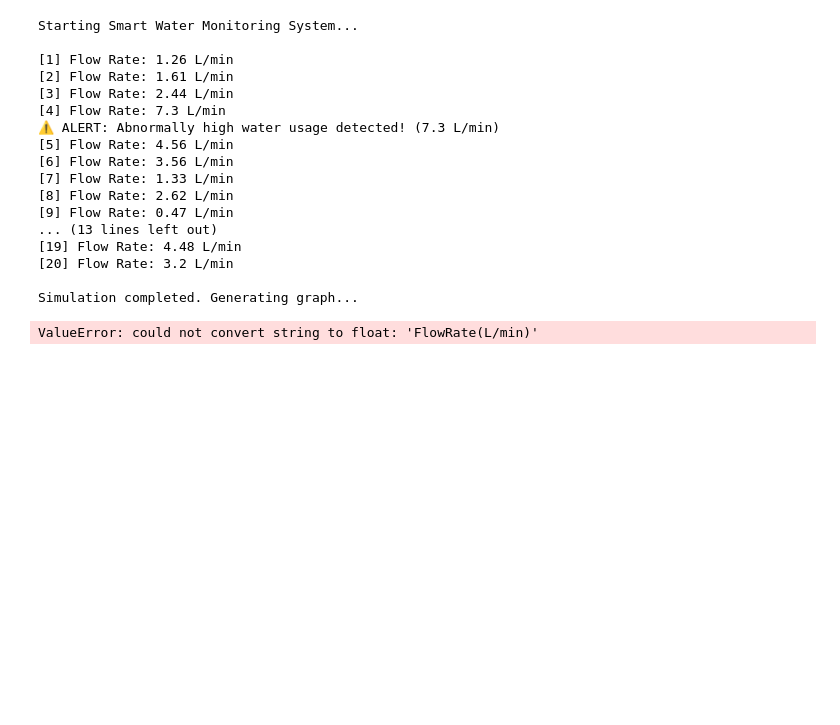
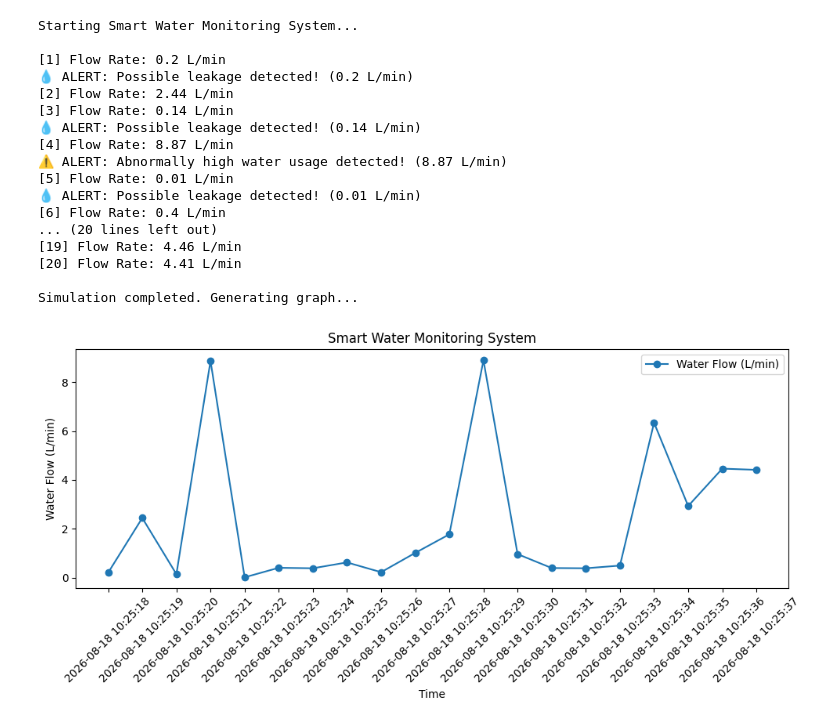
Before and after one commit to ralphinpius27it-cell/Water-resource-and-management, a Jupyter notebook: water_reso.ipynb, the cells around one changed output. Cells and saved outputs as stored; diff of their text form; code cells hidden in the pictures; blank space fills up the shorter version.

```diff
--- a/water_reso.ipynb
+++ b/water_reso.ipynb
@@ -59,6 +59,7 @@ def plot_usage():
 
     with open(FILE_NAME, "r") as file:
         reader = csv.reader(file)
+        next(reader, None)
         for row in reader:
             if row:  # skip empty rows
                 timestamps.append(row[0])
@@ -73,44 +74,44 @@ def plot_usage():
     plt.legend()
     plt.tight_layout()
     plt.show()
 
 # ------------------ MAIN ------------------
 print("Starting Smart Water Monitoring System...\n")
 
 # Create CSV with headers if not exists
 try:
     with open(FILE_NAME, "x", newline="") as file:
         writer = csv.writer(file)
         writer.writerow(["Timestamp", "FlowRate(L/min)"])
 except FileExistsError:
     pass
 
 # Simulate readings for 20 cycles
 for i in range(20):
     flow = get_water_flow()
     print(f"[{i+1}] Flow Rate: {flow} L/min")
     log_data(flow)
     check_alert(flow)
     time.sleep(1)  # 1 second delay (instead of real 1 min for demo)
 
 print("\nSimulation completed. Generating graph...")
 plot_usage()
 # %% [output]
 Starting Smart Water Monitoring System...
 
-[1] Flow Rate: 1.26 L/min
-[2] Flow Rate: 1.61 L/min
-[3] Flow Rate: 2.44 L/min
-[4] Flow Rate: 7.3 L/min
-⚠️ ALERT: Abnormally high water usage detected! (7.3 L/min)
-[5] Flow Rate: 4.56 L/min
-[6] Flow Rate: 3.56 L/min
-[7] Flow Rate: 1.33 L/min
-[8] Flow Rate: 2.62 L/min
-[9] Flow Rate: 0.47 L/min
-... (13 lines left out)
-[19] Flow Rate: 4.48 L/min
-[20] Flow Rate: 3.2 L/min
+[1] Flow Rate: 0.2 L/min
+💧 ALERT: Possible leakage detected! (0.2 L/min)
+[2] Flow Rate: 2.44 L/min
+[3] Flow Rate: 0.14 L/min
+💧 ALERT: Possible leakage detected! (0.14 L/min)
+[4] Flow Rate: 8.87 L/min
+⚠️ ALERT: Abnormally high water usage detected! (8.87 L/min)
+[5] Flow Rate: 0.01 L/min
+💧 ALERT: Possible leakage detected! (0.01 L/min)
+[6] Flow Rate: 0.4 L/min
+... (20 lines left out)
+[19] Flow Rate: 4.46 L/min
+[20] Flow Rate: 4.41 L/min
 
 Simulation completed. Generating graph...
-ValueError: could not convert string to float: 'FlowRate(L/min)'
+[figure, added]
```
Also changed, not shown: parts of 1 cell of this notebook.
